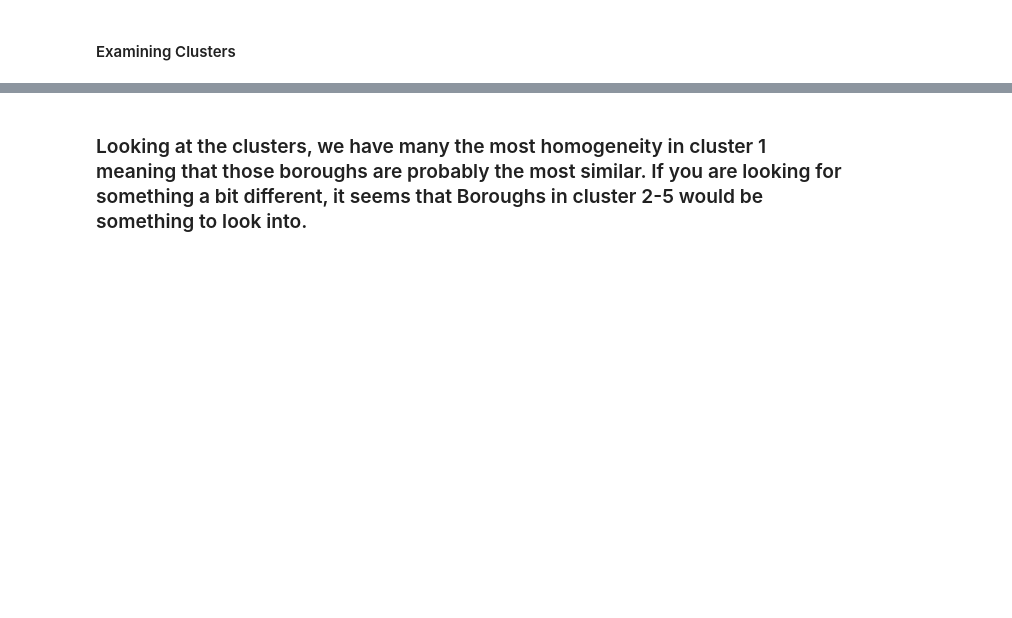
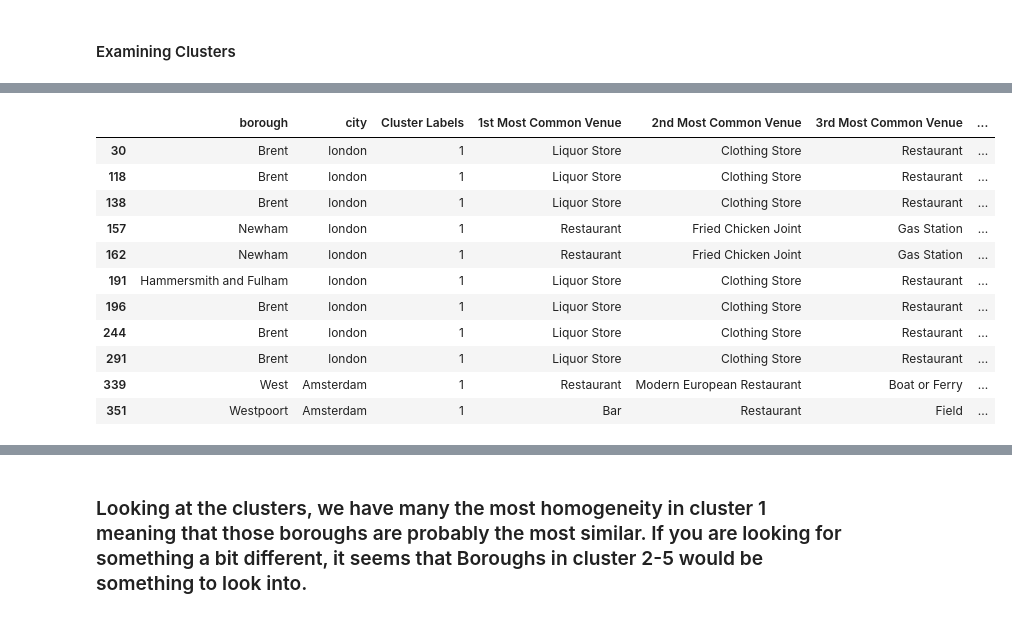
Before and after one commit to thelouwdown/Coursera_Capstone, a Jupyter notebook: IBM Capstone: Week 5.ipynb, the cells around one changed output, grey strips where cells are left out. Saved outputs shown, nothing was run; the diff lists cells and outputs as text; code cells hidden in the pictures; blank space fills up the shorter version.

```diff
--- a/IBM Capstone: Week 5.ipynb
+++ b/IBM Capstone: Week 5.ipynb
@@ -727,5 +1017,18 @@ am_lon_merged.loc[am_lon_merged['Cluster Labels'] == 0, am_lon_merged.columns[[1
 # %%
 #Cluster 2
-am_lon_merged.loc[am_lon_merged['Cluster Labels'] == 1, am_lon_merged.columns[[1] + list(range(5, am_lon_merged.shape[1]))]]
+am_lon_merged.loc[am_lon_merged['Cluster Labels'] == 1, am_lon_merged.columns[[1] + [4] + list(range(5, am_lon_merged.shape[1]))]]
+# %% [output]
+|  | borough | city | Cluster Labels | 1st Most Common Venue | 2nd Most Common Venue | 3rd Most Common Venue | ... |
+| 30 | Brent | london | 1 | Liquor Store | Clothing Store | Restaurant | ... |
+| 118 | Brent | london | 1 | Liquor Store | Clothing Store | Restaurant | ... |
+| 138 | Brent | london | 1 | Liquor Store | Clothing Store | Restaurant | ... |
+| 157 | Newham | london | 1 | Restaurant | Fried Chicken Joint | Gas Station | ... |
+| 162 | Newham | london | 1 | Restaurant | Fried Chicken Joint | Gas Station | ... |
+| 191 | Hammersmith and Fulham | london | 1 | Liquor Store | Clothing Store | Restaurant | ... |
+| 196 | Brent | london | 1 | Liquor Store | Clothing Store | Restaurant | ... |
+| 244 | Brent | london | 1 | Liquor Store | Clothing Store | Restaurant | ... |
+| 291 | Brent | london | 1 | Liquor Store | Clothing Store | Restaurant | ... |
+| 339 | West | Amsterdam | 1 | Restaurant | Modern European Restaurant | Boat or Ferry | ... |
+| 351 | Westpoort | Amsterdam | 1 | Bar | Restaurant | Field | ... |
 # %%
 #Cluster 3
```
Also changed, not shown: parts of 41 cells of this notebook.
